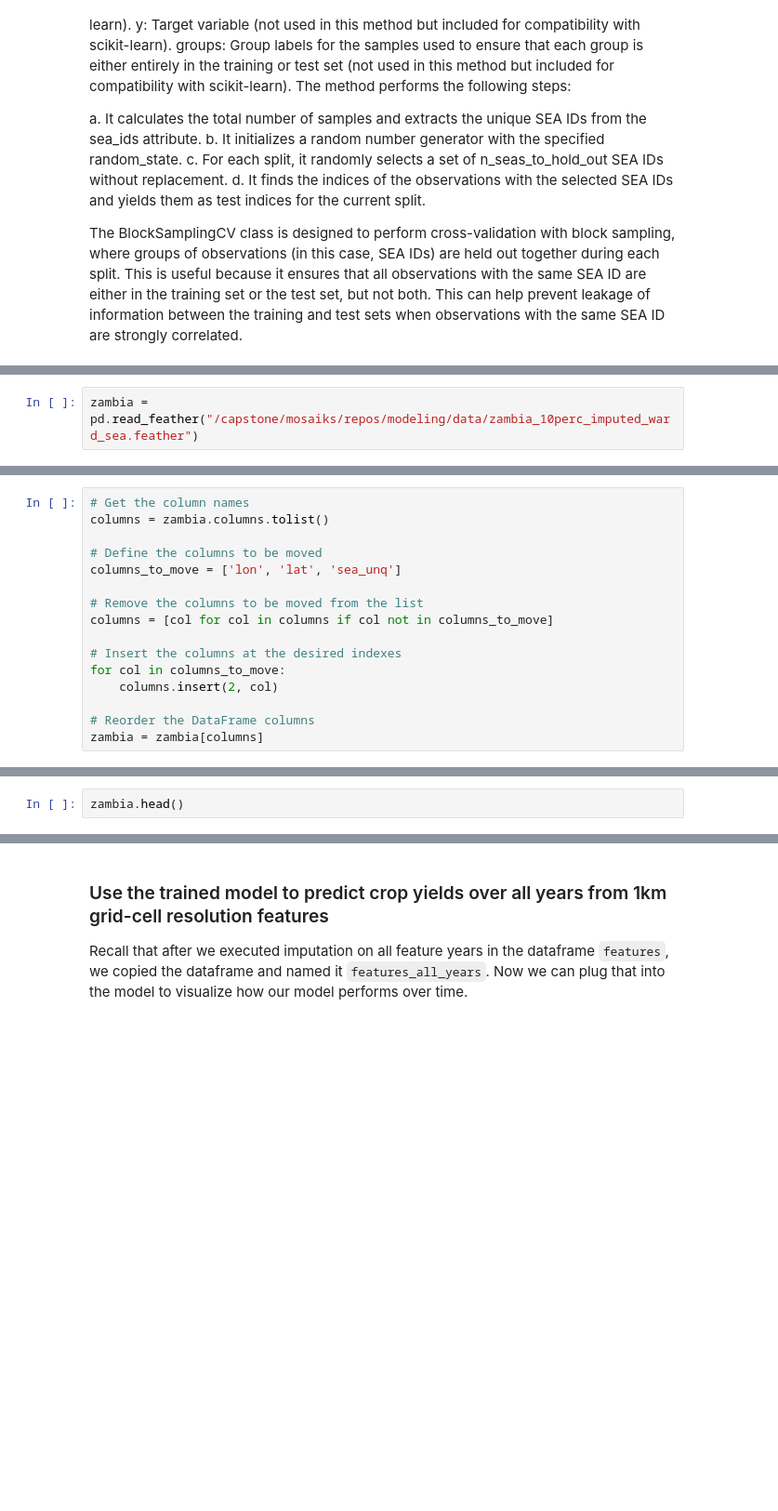
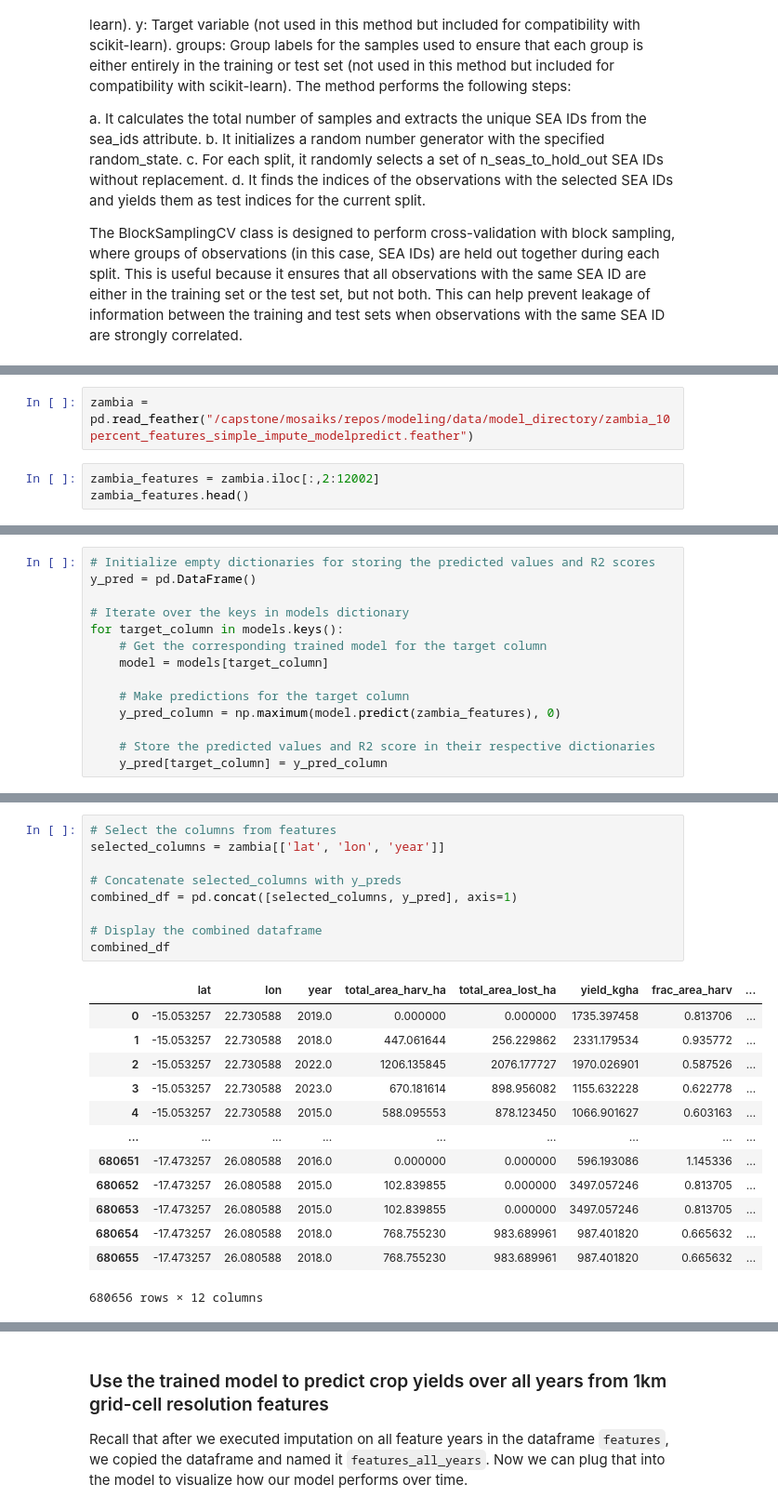
Before and after one commit to mosaiks-capstone/Modeling, a Jupyter notebook: gabmodeltesting.ipynb, the cells around one changed output, grey strips where cells are left out. Shown at 93% size. Saved outputs shown, nothing was run; the diff lists cells and outputs as text; blank space fills up the shorter version.

```diff
--- a/gabmodeltesting.ipynb
+++ b/gabmodeltesting.ipynb
@@ -578,2 +530,5 @@ NameError: name 'target_columns' is not defined
 # %%
-zambia = pd.read_feather("/capstone/mosaiks/repos/modeling/data/zambia_10perc_imputed_ward_sea.feather")
+zambia = pd.read_feather("/capstone/mosaiks/repos/modeling/data/model_directory/zambia_10percent_features_simple_impute_modelpredict.feather")
+# %%
+zambia_features = zambia.iloc[:,2:12002]
+zambia_features.head()
@@ -580,16 +543,14 @@ zambia = pd.read_feather("/capstone/mosaiks/repos/modeling/data/zambia_10perc_im
 # %%
-# Get the column names
-columns = zambia.columns.tolist()
+# Initialize empty dictionaries for storing the predicted values and R2 scores
+y_pred = pd.DataFrame()
 
-# Define the columns to be moved
-columns_to_move = ['lon', 'lat', 'sea_unq']
+# Iterate over the keys in models dictionary
+for target_column in models.keys():
+    # Get the corresponding trained model for the target column
+    model = models[target_column]
 
-# Remove the columns to be moved from the list
-columns = [col for col in columns if col not in columns_to_move]
+    # Make predictions for the target column
+    y_pred_column = np.maximum(model.predict(zambia_features), 0)
 
-# Insert the columns at the desired indexes
-for col in columns_to_move:
-    columns.insert(2, col)
-
-# Reorder the DataFrame columns
-zambia = zambia[columns]
+    # Store the predicted values and R2 score in their respective dictionaries
+    y_pred[target_column] = y_pred_column
@@ -596,3 +566,24 @@ zambia = zambia[columns]
 # %%
-zambia.head()
+# Select the columns from features
+selected_columns = zambia[['lat', 'lon', 'year']]
+
+# Concatenate selected_columns with y_preds
+combined_df = pd.concat([selected_columns, y_pred], axis=1)
+
+# Display the combined dataframe
+combined_df
+# %% [output]
+|  | lat | lon | year | total_area_harv_ha | total_area_lost_ha | yield_kgha | frac_area_harv | ... |
+| 0 | -15.053257 | 22.730588 | 2019.0 | 0.000000 | 0.000000 | 1735.397458 | 0.813706 | ... |
+| 1 | -15.053257 | 22.730588 | 2018.0 | 447.061644 | 256.229862 | 2331.179534 | 0.935772 | ... |
+| 2 | -15.053257 | 22.730588 | 2022.0 | 1206.135845 | 2076.177727 | 1970.026901 | 0.587526 | ... |
+| 3 | -15.053257 | 22.730588 | 2023.0 | 670.181614 | 898.956082 | 1155.632228 | 0.622778 | ... |
+| 4 | -15.053257 | 22.730588 | 2015.0 | 588.095553 | 878.123450 | 1066.901627 | 0.603163 | ... |
+| ... | ... | ... | ... | ... | ... | ... | ... | ... |
+| 680651 | -17.473257 | 26.080588 | 2016.0 | 0.000000 | 0.000000 | 596.193086 | 1.145336 | ... |
+| 680652 | -17.473257 | 26.080588 | 2015.0 | 102.839855 | 0.000000 | 3497.057246 | 0.813705 | ... |
+| 680653 | -17.473257 | 26.080588 | 2015.0 | 102.839855 | 0.000000 | 3497.057246 | 0.813705 | ... |
+| 680654 | -17.473257 | 26.080588 | 2018.0 | 768.755230 | 983.689961 | 987.401820 | 0.665632 | ... |
+| 680655 | -17.473257 | 26.080588 | 2018.0 | 768.755230 | 983.689961 | 987.401820 | 0.665632 | ... |
+680656 rows × 12 columns
 # %%
```
Also changed, not shown: parts of 43 cells of this notebook.
